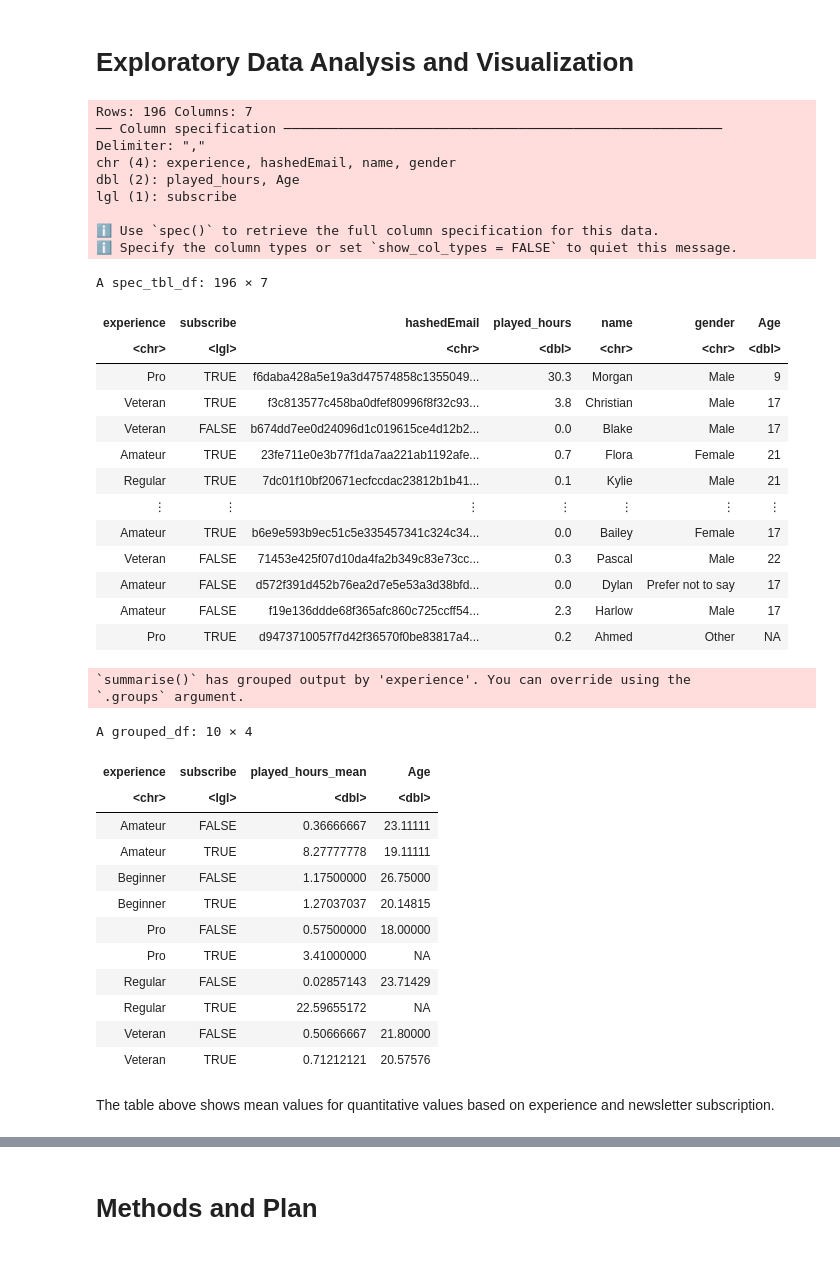
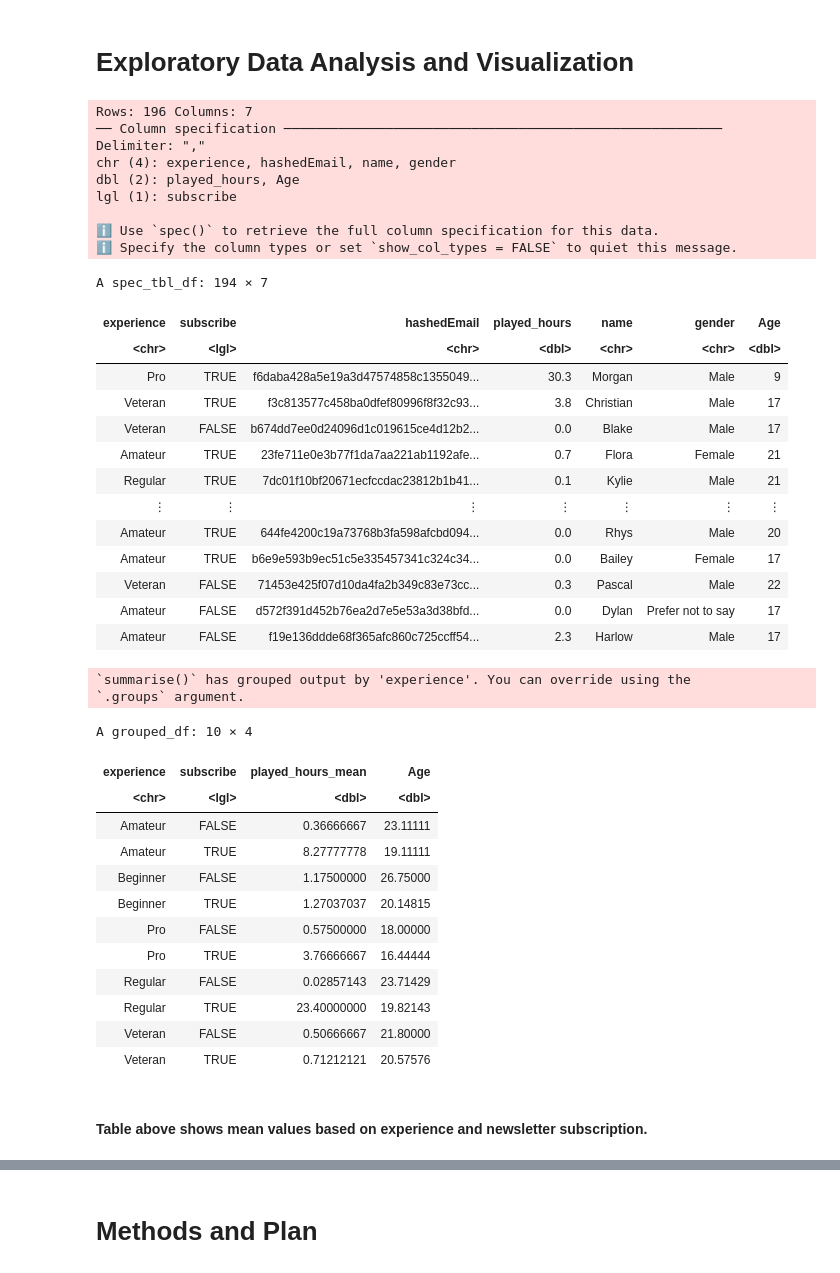
Before and after one commit to ckwok07/DSCI100-Project-Planning-Stage-, a Jupyter notebook: Project Planning Stage.ipynb, the cells around one changed output, grey strips where cells are left out. Cells and saved outputs as stored; diff of their text form; code cells hidden in the pictures.

```diff
--- a/Project Planning Stage.ipynb
+++ b/Project Planning Stage.ipynb
@@ -68,32 +63,33 @@ The `players.csv` dataframe can help us answer both our broad question and our s
 # Exploratory Data Analysis and Visualization
 # %%
 url <- "https://raw.githubusercontent.com/ckwok07/DSCI100-Project-Planning-Stage-/refs/heads/main/data/players.csv"
-players <- read_csv(url)
+players <- read_csv(url) |>
+    filter(!is.na(Age))
 players
 # %% [output]
 Rows: 196 Columns: 7
 ── Column specification ────────────────────────────────────────────────────────
 Delimiter: ","
 chr (4): experience, hashedEmail, name, gender
 dbl (2): played_hours, Age
 lgl (1): subscribe
 
 ℹ Use `spec()` to retrieve the full column specification for this data.
 ℹ Specify the column types or set `show_col_types = FALSE` to quiet this message.
-A spec_tbl_df: 196 × 7
+A spec_tbl_df: 194 × 7
 | experience | subscribe | hashedEmail | played_hours | name | gender | Age |
 | <chr> | <lgl> | <chr> | <dbl> | <chr> | <chr> | <dbl> |
 | Pro | TRUE | f6daba428a5e19a3d47574858c1355049... | 30.3 | Morgan | Male | 9 |
 | Veteran | TRUE | f3c813577c458ba0dfef80996f8f32c93... | 3.8 | Christian | Male | 17 |
 | Veteran | FALSE | b674dd7ee0d24096d1c019615ce4d12b2... | 0.0 | Blake | Male | 17 |
 | Amateur | TRUE | 23fe711e0e3b77f1da7aa221ab1192afe... | 0.7 | Flora | Female | 21 |
 | Regular | TRUE | 7dc01f10bf20671ecfccdac23812b1b41... | 0.1 | Kylie | Male | 21 |
 | ⋮ | ⋮ | ⋮ | ⋮ | ⋮ | ⋮ | ⋮ |
+| Amateur | TRUE | 644fe4200c19a73768b3fa598afcbd094... | 0.0 | Rhys | Male | 20 |
 | Amateur | TRUE | b6e9e593b9ec51c5e335457341c324c34... | 0.0 | Bailey | Female | 17 |
 | Veteran | FALSE | 71453e425f07d10da4fa2b349c83e73cc... | 0.3 | Pascal | Male | 22 |
 | Amateur | FALSE | d572f391d452b76ea2d7e5e53a3d38bfd... | 0.0 | Dylan | Prefer not to say | 17 |
 | Amateur | FALSE | f19e136ddde68f365afc860c725ccff54... | 2.3 | Harlow | Male | 17 |
-| Pro | TRUE | d9473710057f7d42f36570f0be83817a4... | 0.2 | Ahmed | Other | NA |
 # %%
 players_mean_values <- players |>
     group_by(experience, subscribe) |>
@@ -111,10 +107,10 @@ A grouped_df: 10 × 4
 | Beginner | FALSE | 1.17500000 | 26.75000 |
 | Beginner | TRUE | 1.27037037 | 20.14815 |
 | Pro | FALSE | 0.57500000 | 18.00000 |
-| Pro | TRUE | 3.41000000 | NA |
+| Pro | TRUE | 3.76666667 | 16.44444 |
 | Regular | FALSE | 0.02857143 | 23.71429 |
-| Regular | TRUE | 22.59655172 | NA |
+| Regular | TRUE | 23.40000000 | 19.82143 |
 | Veteran | FALSE | 0.50666667 | 21.80000 |
 | Veteran | TRUE | 0.71212121 | 20.57576 |
 # %% [markdown]
-The table above shows mean values for quantitative values based on experience and newsletter subscription.
+#### Table above shows mean values based on experience and newsletter subscription.
```
Also changed, not shown: parts of 10 cells of this notebook.
